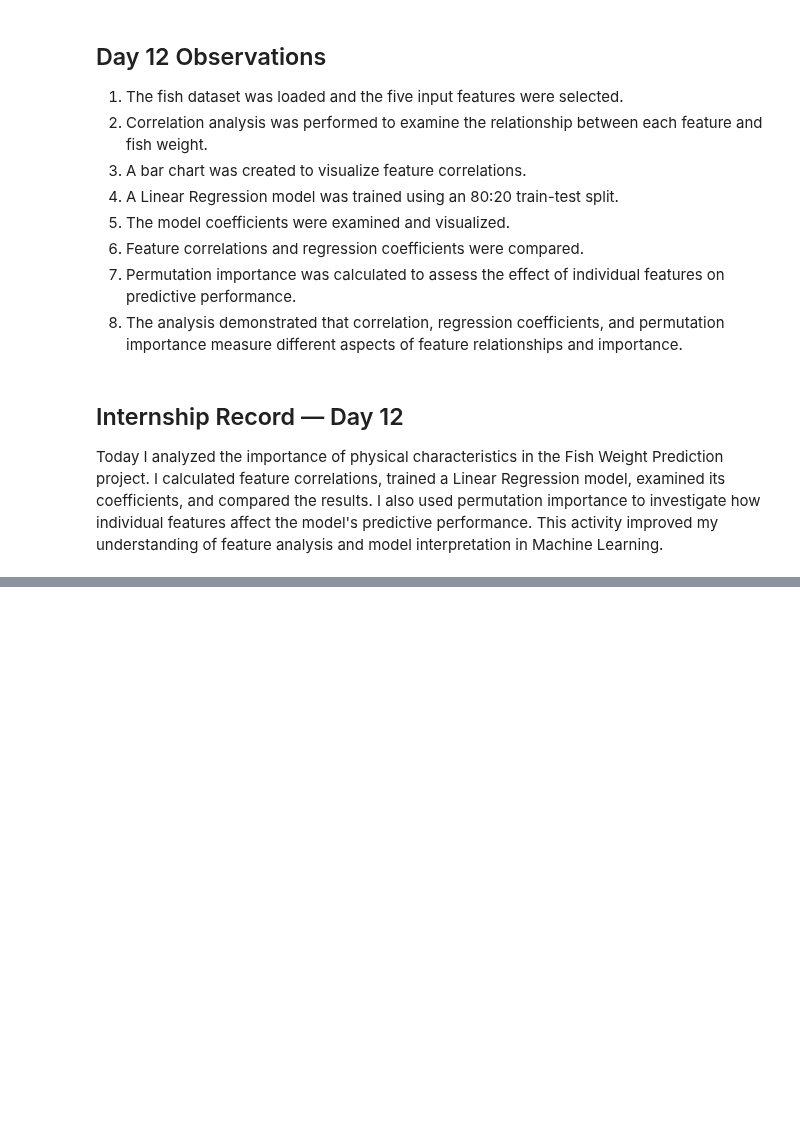
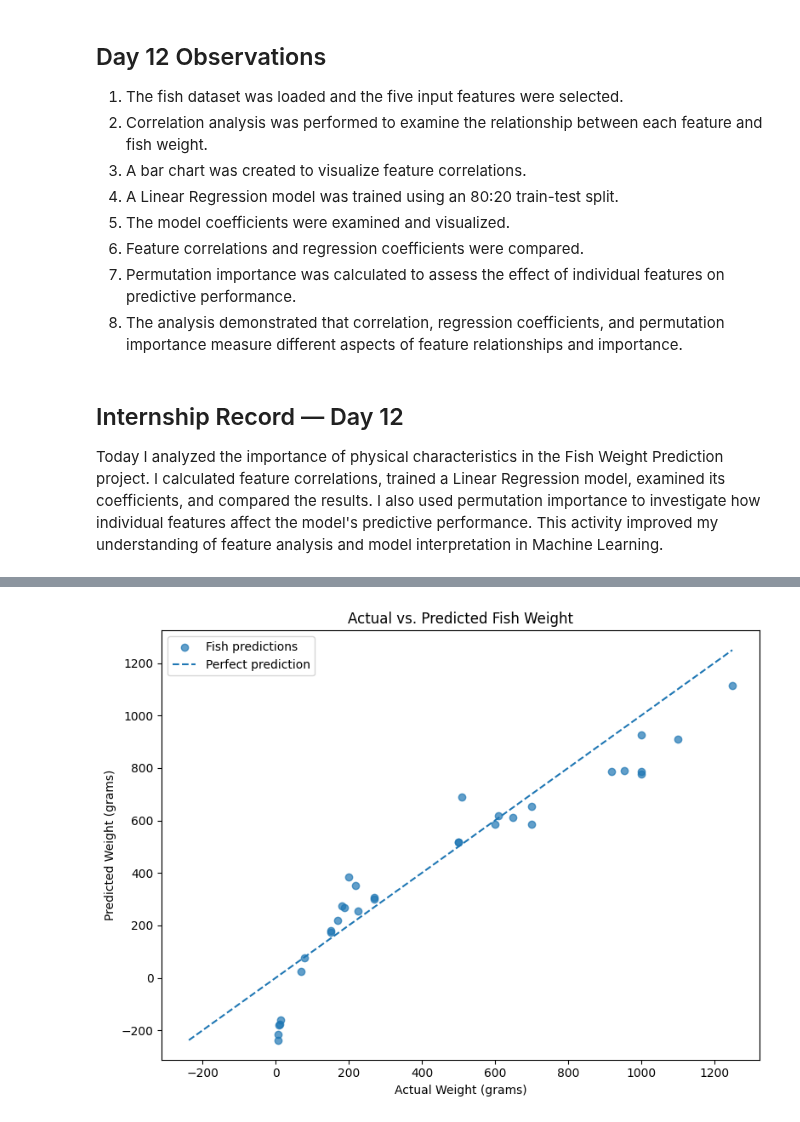
Before and after one commit to abhipsa29-cloud/Fish-Weight-Prediction, a Jupyter notebook: Fish_Weight_Prediction.ipynb, the cells around one changed output, grey strips where cells are left out. Drawn from its saved outputs; the diff is of its cells as text; code cells hidden in the pictures; blank space fills up the shorter version.

Commit message:
Day 13: Analyzed actual vs predicted fish weights

```diff
--- a/Fish_Weight_Prediction.ipynb
+++ b/Fish_Weight_Prediction.ipynb
@@ -2393,0 +2421,9 @@ Today I analyzed the importance of physical characteristics in the Fish Weight P
+# %%
+features = ["Length1", "Length2", "Length3", "Height", "Width"]
+
+X = df[features]
+y = df["Weight"]
+
+print("Selected features:", features)
+print("Target variable:", y.name)
+print("Total records:", len(df))
@@ -2393,0 +2471,6 @@ Today I analyzed the importance of physical characteristics in the Fish Weight P
+# %%
+y_pred = model.predict(X_test)
+
+print("Predictions generated successfully!")
+print("\nFirst 10 predicted weights:")
+print(y_pred[:10])
@@ -2393,0 +2580,28 @@ Today I analyzed the importance of physical characteristics in the Fish Weight P
+# %%
+plt.figure(figsize=(8, 6))
+
+plt.scatter(
+    y_test,
+    y_pred,
+    alpha=0.7,
+    label="Fish predictions"
+)
+
+min_value = min(y_test.min(), y_pred.min())
+max_value = max(y_test.max(), y_pred.max())
+
+plt.plot(
+    [min_value, max_value],
+    [min_value, max_value],
+    linestyle="--",
+    label="Perfect prediction"
+)
+
+plt.xlabel("Actual Weight (grams)")
+plt.ylabel("Predicted Weight (grams)")
+plt.title("Actual vs. Predicted Fish Weight")
+plt.legend()
+plt.tight_layout()
+plt.show()
+# %% [output]
+[figure, added]
```
Also changed, not shown: parts of 22 cells of this notebook.
